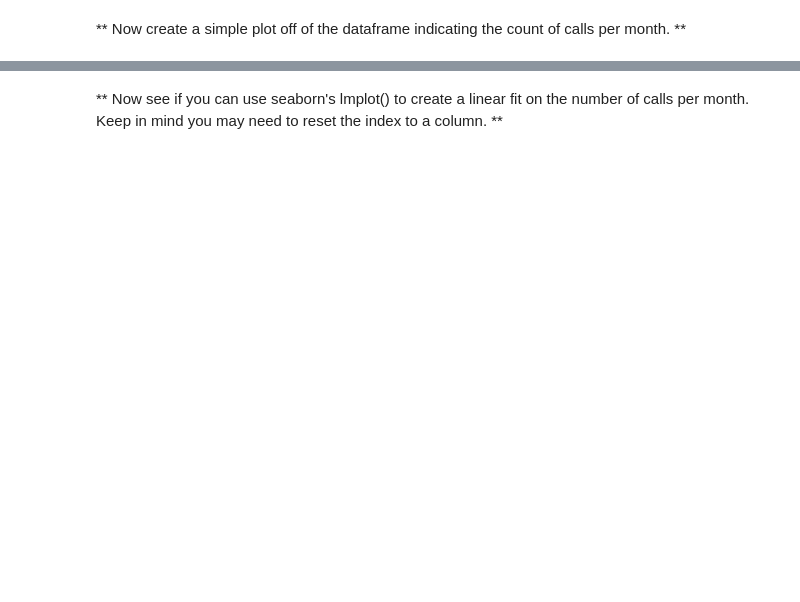
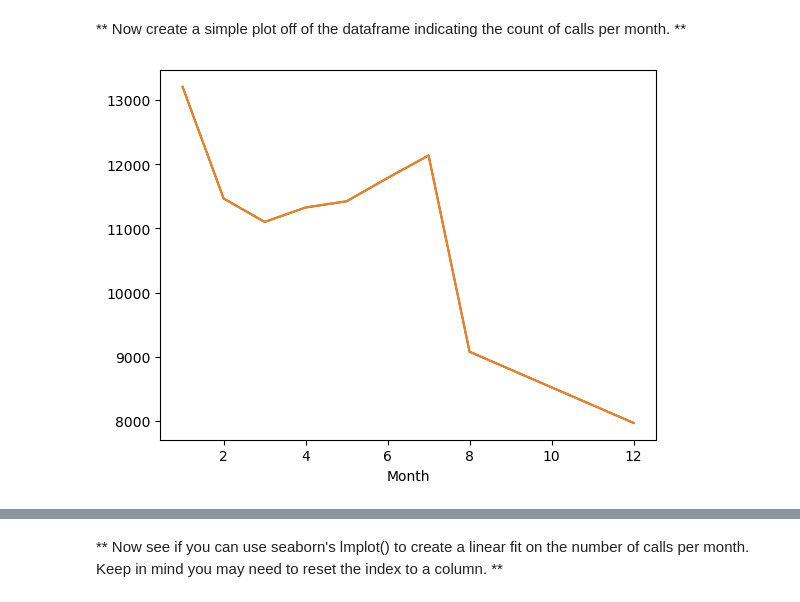
Before and after one commit to vedant09-git/911_project, a Jupyter notebook: 01-911 Calls Data Capstone Project.ipynb, the cells around one changed output, grey strips where cells are left out. Drawn from its saved outputs; the diff is of its cells as text; code cells hidden in the pictures; blank space fills up the shorter version.

```diff
--- a/01-911 Calls Data Capstone Project.ipynb
+++ b/01-911 Calls Data Capstone Project.ipynb
@@ -238,3 +238,5 @@ _____
 ** You should have noticed it was missing some Months, let's see if we can maybe fill in this information by plotting the information in another way, possibly a simple line plot that fills in the missing months, in order to do this, we'll need to do some work with pandas... **
 # %% [markdown]
 ** Now create a gropuby object called byMonth, where you group the DataFrame by the month column and use the count() method for aggregation. Use the head() method on this returned DataFrame. **
+# %%
+byMonth= df.groupby('Month').count()
@@ -241,2 +253,7 @@ _____
 # %% [markdown]
 ** Now create a simple plot off of the dataframe indicating the count of calls per month. **
+# %%
+byMonth['lat'].plot()
+plt.show()
+# %% [output]
+[figure, added]
```
Also changed, not shown: parts of 20 cells of this notebook.
